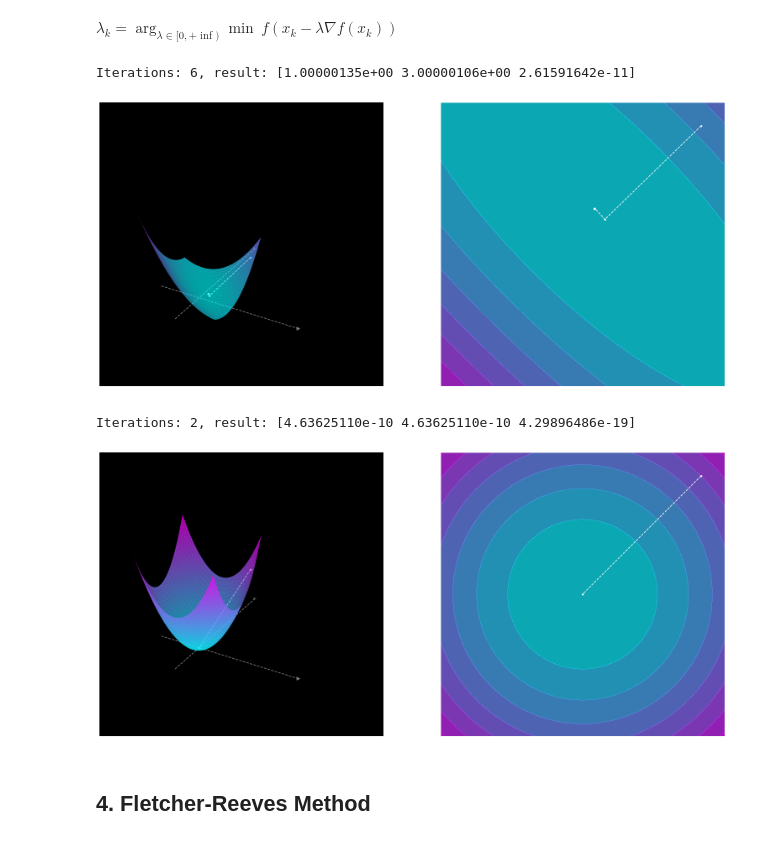
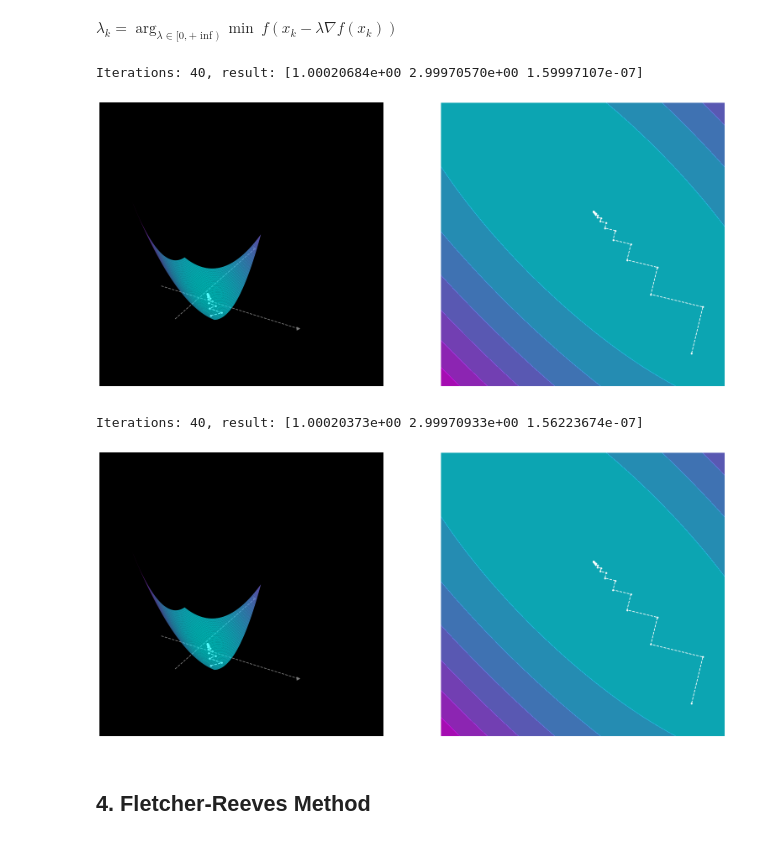
Before and after one commit to fadyat/ITMO-PROBLEMS, a Jupyter notebook: Applied-mathematics/IV semester/Solutions/lab2/solution.ipynb, the cells around one changed output. Cells and saved outputs as stored; diff of their text form; code cells hidden in the pictures.

Commit message:
section is ready to analyze

```diff
--- a/Applied-mathematics/IV semester/Solutions/lab2/solution.ipynb
+++ b/Applied-mathematics/IV semester/Solutions/lab2/solution.ipynb
@@ -187,15 +187,15 @@ def gradient_descent_opt1d(f, opt_method, x0, tolerance=1e-4, n_iter=100):
         xk = np.append(xk, np.array([xk1]), axis=0)
     return xk
 # %%
-gradient_descent_opt1d(f2, golden_section_search, np.array([10, 10], dtype=float))
+gradient_descent_opt1d(f2, golden_section_search, np.array([10, -10], dtype=float))
 # %% [output]
-Iterations: 6, result: [1.00000135e+00 3.00000106e+00 2.61591642e-11]
+Iterations: 40, result: [1.00020684e+00 2.99970570e+00 1.59997107e-07]
-[figure, old version]
+[figure, new version]
 # %%
-gradient_descent_opt1d(f1, fibonacci_search, np.array([10, 10], dtype=float))
+gradient_descent_opt1d(f2, fibonacci_search, np.array([10, -10], dtype=float))
 # %% [output]
-Iterations: 2, result: [4.63625110e-10 4.63625110e-10 4.29896486e-19]
+Iterations: 40, result: [1.00020373e+00 2.99970933e+00 1.56223674e-07]
-[figure, old version]
+[figure, new version]
 # %% [markdown]
 ## 4. Fletcher-Reeves Method
 # %% [markdown]
```
Also changed, not shown: parts of 5 cells of this notebook.
